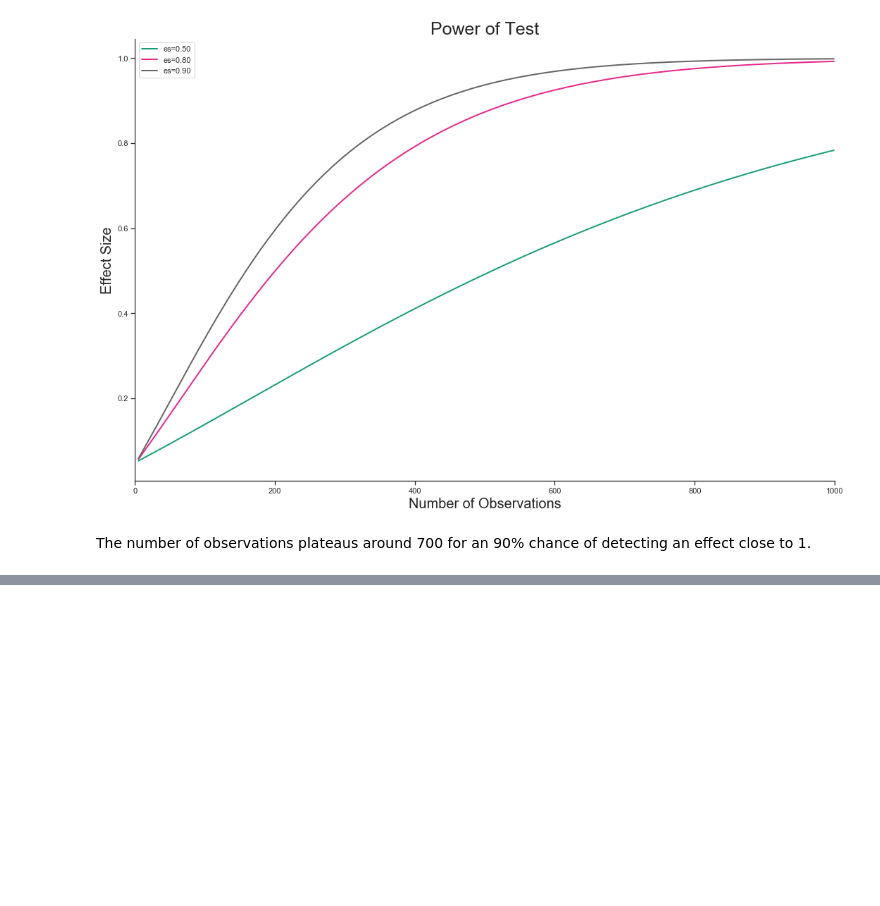
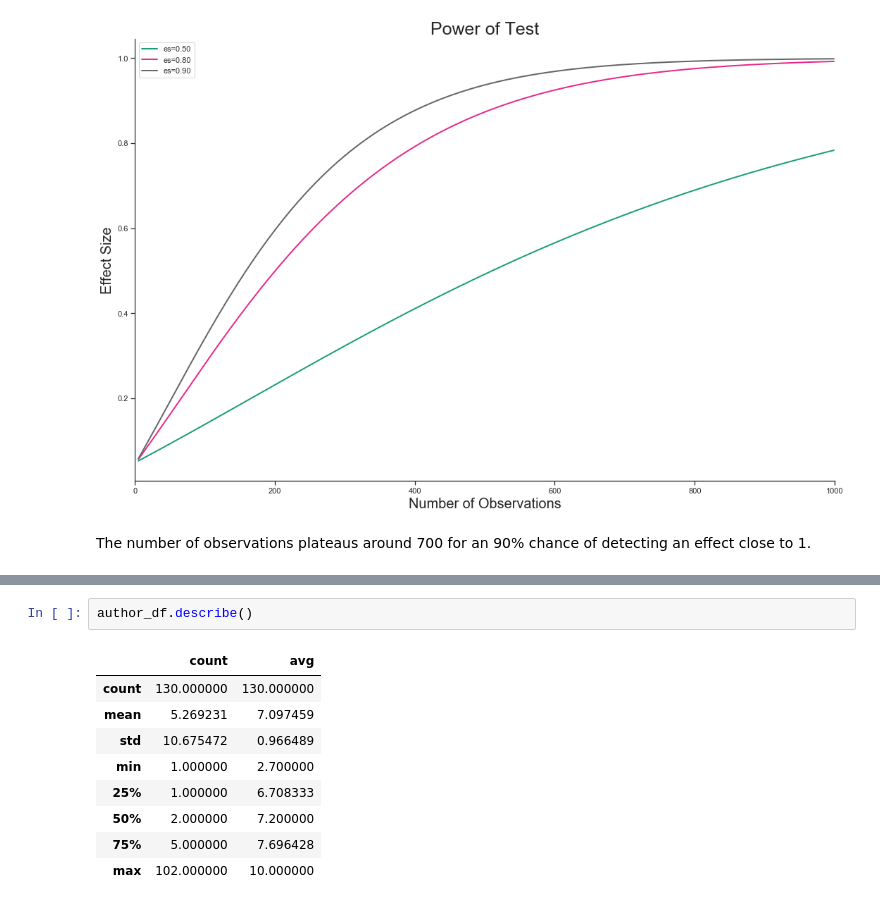
Before and after one commit to tsgreenwood-flatiron-data-science/mod2_final_project, a Jupyter notebook: .ipynb, the cells around one changed output, grey strips where cells are left out. Cells and saved outputs as stored; diff of their text form; blank space fills up the shorter version.

```diff
--- a/explore_question2.ipynb
+++ b/.ipynb
@@ -232,0 +267,12 @@ The number of observations plateaus around 700 for an 90% chance of detecting an
+# %%
+author_df.describe()
+# %% [output]
+|  | count | avg |
+| count | 130.000000 | 130.000000 |
+| mean | 5.269231 | 7.097459 |
+| std | 10.675472 | 0.966489 |
+| min | 1.000000 | 2.700000 |
+| 25% | 1.000000 | 6.708333 |
+| 50% | 2.000000 | 7.200000 |
+| 75% | 5.000000 | 7.696428 |
+| max | 102.000000 | 10.000000 |
```
Also changed, not shown: parts of 17 cells of this notebook, 4 other files.
